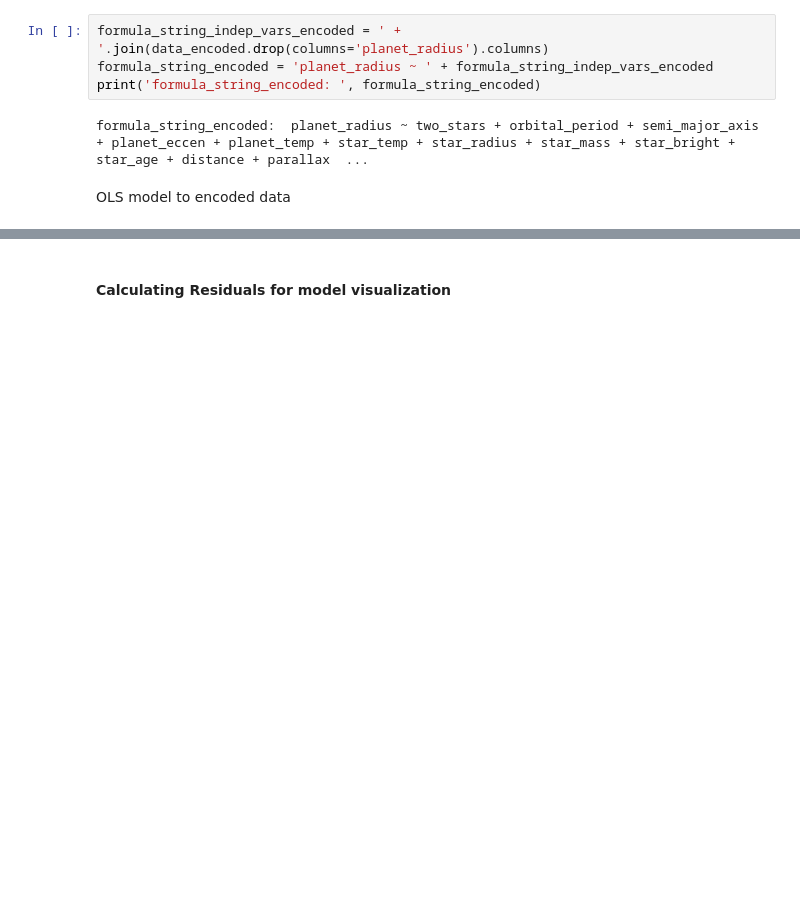
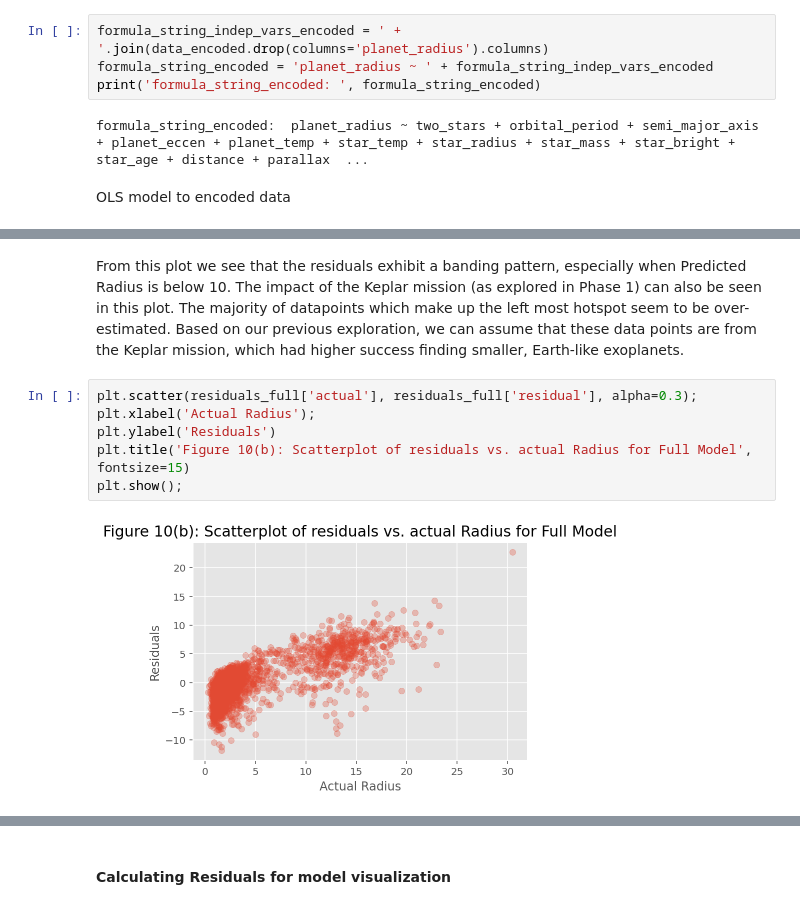
Before and after one commit to RafDingo/Maths40, a Jupyter notebook: src/Phase2/Phase2_Group40.ipynb, the cells around one changed output, grey strips where cells are left out. Saved outputs shown, nothing was run; the diff lists cells and outputs as text; blank space fills up the shorter version.

```diff
--- a/src/Phase2/Phase2_Group40.ipynb
+++ b/src/Phase2/Phase2_Group40.ipynb
@@ -183,0 +218,10 @@ strong multicollinearity problems or that the design matrix is singular.
+# %% [markdown]
+From this plot we see that the residuals exhibit a banding pattern, especially when Predicted Radius is below 10. The impact of the Keplar mission (as explored in Phase 1) can also be seen in this plot. The majority of datapoints which make up the left most hotspot seem to be over-estimated. Based on our previous exploration, we can assume that these data points are from the Keplar mission, which had higher success finding smaller, Earth-like exoplanets.
+# %%
+plt.scatter(residuals_full['actual'], residuals_full['residual'], alpha=0.3);
+plt.xlabel('Actual Radius');
+plt.ylabel('Residuals')
+plt.title('Figure 10(b): Scatterplot of residuals vs. actual Radius for Full Model', fontsize=15)
+plt.show();
+# %% [output]
+[figure, added]
```
Also changed, not shown: parts of 19 cells of this notebook.
